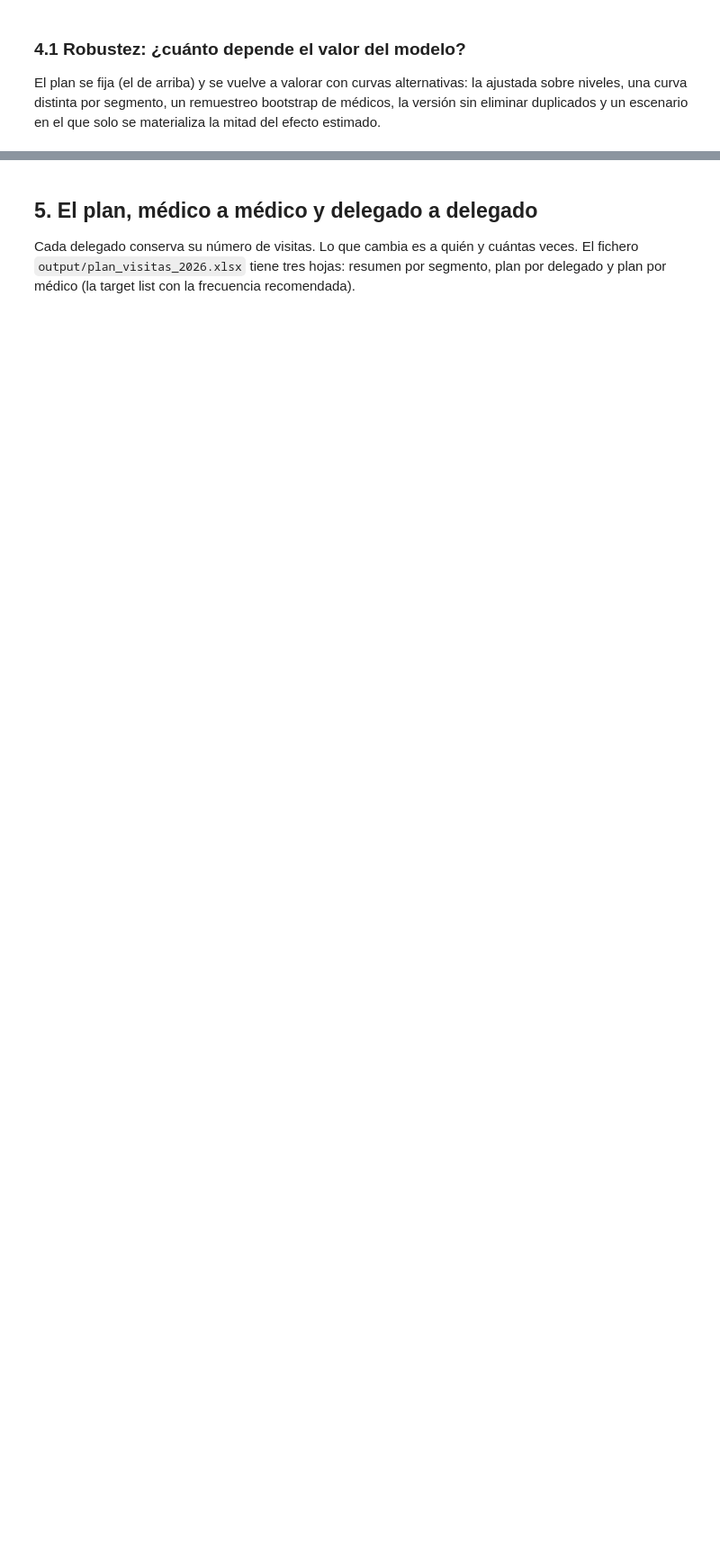
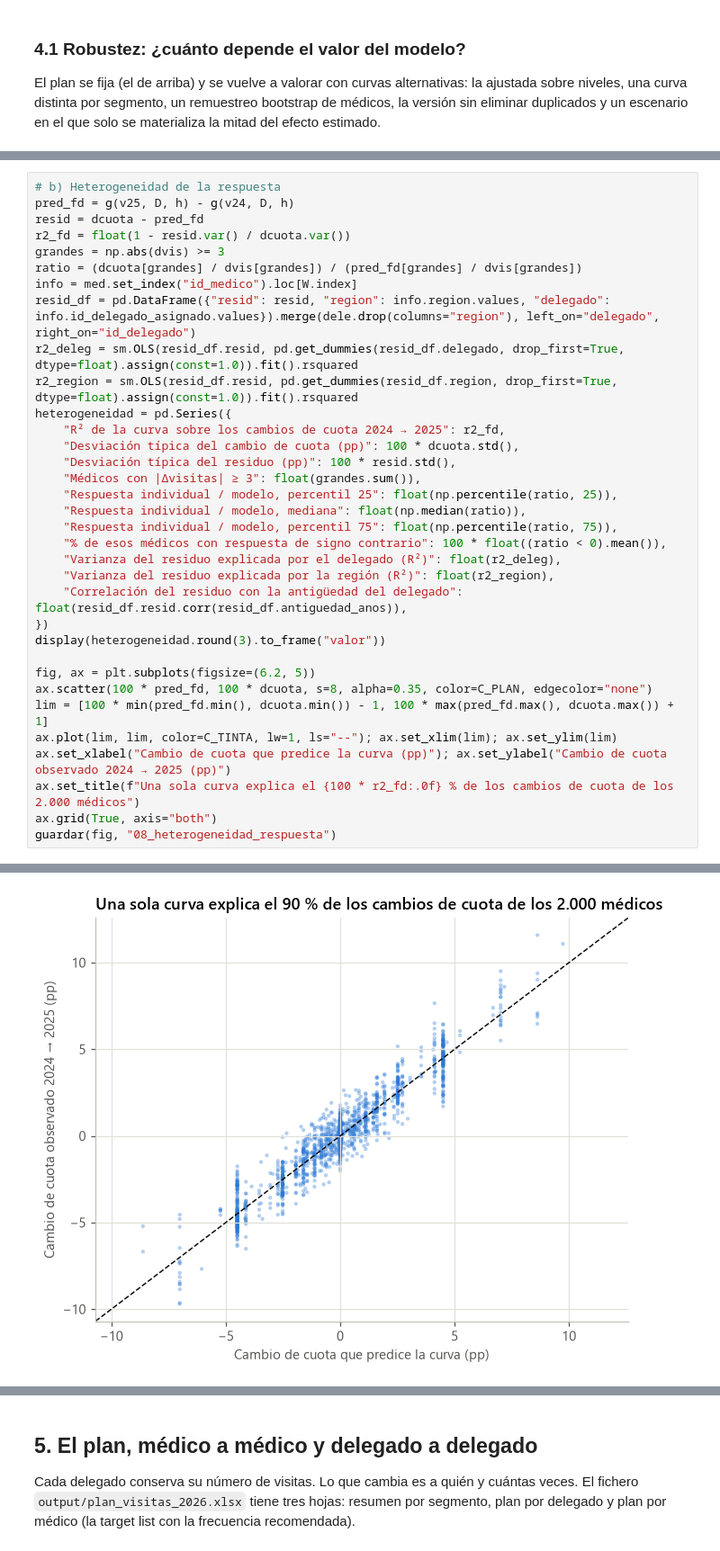
Before and after one commit to rpuenteaddiuva/caso-fuerza-comercial-pharma, a Jupyter notebook: analisis.ipynb, the cells around one changed output, grey strips where cells are left out. Shown at 90% size. Saved outputs shown, nothing was run; the diff lists cells and outputs as text; blank space fills up the shorter version.

```diff
--- a/analisis.ipynb
+++ b/analisis.ipynb
@@ -628,0 +763,35 @@ rango_prudente = (robustez["ventas_extra_M€"].min(), robustez["ventas_extra_M
+# %%
+# b) Heterogeneidad de la respuesta
+pred_fd = g(v25, D, h) - g(v24, D, h)
+resid = dcuota - pred_fd
+r2_fd = float(1 - resid.var() / dcuota.var())
+grandes = np.abs(dvis) >= 3
+ratio = (dcuota[grandes] / dvis[grandes]) / (pred_fd[grandes] / dvis[grandes])
+info = med.set_index("id_medico").loc[W.index]
+resid_df = pd.DataFrame({"resid": resid, "region": info.region.values, "delegado": info.id_delegado_asignado.values}).merge(dele.drop(columns="region"), left_on="delegado", right_on="id_delegado")
+r2_deleg = sm.OLS(resid_df.resid, pd.get_dummies(resid_df.delegado, drop_first=True, dtype=float).assign(const=1.0)).fit().rsquared
+r2_region = sm.OLS(resid_df.resid, pd.get_dummies(resid_df.region, drop_first=True, dtype=float).assign(const=1.0)).fit().rsquared
+heterogeneidad = pd.Series({
+    "R² de la curva sobre los cambios de cuota 2024 → 2025": r2_fd,
+    "Desviación típica del cambio de cuota (pp)": 100 * dcuota.std(),
+    "Desviación típica del residuo (pp)": 100 * resid.std(),
+    "Médicos con |Δvisitas| ≥ 3": float(grandes.sum()),
+    "Respuesta individual / modelo, percentil 25": float(np.percentile(ratio, 25)),
+    "Respuesta individual / modelo, mediana": float(np.median(ratio)),
+    "Respuesta individual / modelo, percentil 75": float(np.percentile(ratio, 75)),
+    "% de esos médicos con respuesta de signo contrario": 100 * float((ratio < 0).mean()),
+    "Varianza del residuo explicada por el delegado (R²)": float(r2_deleg),
+    "Varianza del residuo explicada por la región (R²)": float(r2_region),
+    "Correlación del residuo con la antigüedad del delegado": float(resid_df.resid.corr(resid_df.antiguedad_anos)),
+})
+display(heterogeneidad.round(3).to_frame("valor"))
+
+fig, ax = plt.subplots(figsize=(6.2, 5))
+ax.scatter(100 * pred_fd, 100 * dcuota, s=8, alpha=0.35, color=C_PLAN, edgecolor="none")
+lim = [100 * min(pred_fd.min(), dcuota.min()) - 1, 100 * max(pred_fd.max(), dcuota.max()) + 1]
+ax.plot(lim, lim, color=C_TINTA, lw=1, ls="--"); ax.set_xlim(lim); ax.set_ylim(lim)
+ax.set_xlabel("Cambio de cuota que predice la curva (pp)"); ax.set_ylabel("Cambio de cuota observado 2024 → 2025 (pp)")
+ax.set_title(f"Una sola curva explica el {100 * r2_fd:.0f} % de los cambios de cuota de los 2.000 médicos")
+ax.grid(True, axis="both")
+guardar(fig, "08_heterogeneidad_respuesta")
+# %% [output]
@@ -628,0 +810 @@ rango_prudente = (robustez["ventas_extra_M€"].min(), robustez["ventas_extra_M
+[figure, added]
```
Also changed, not shown: parts of 21 cells of this notebook, 10 other files.
